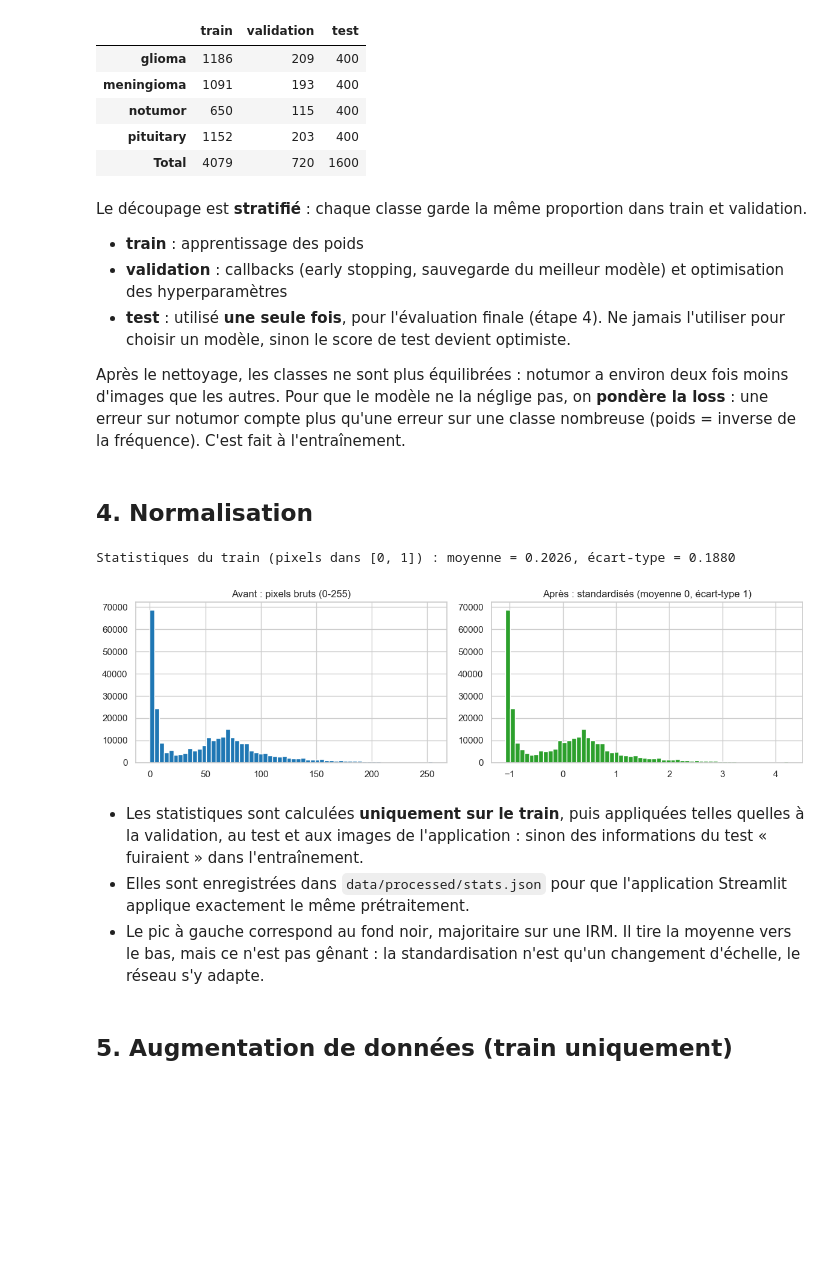
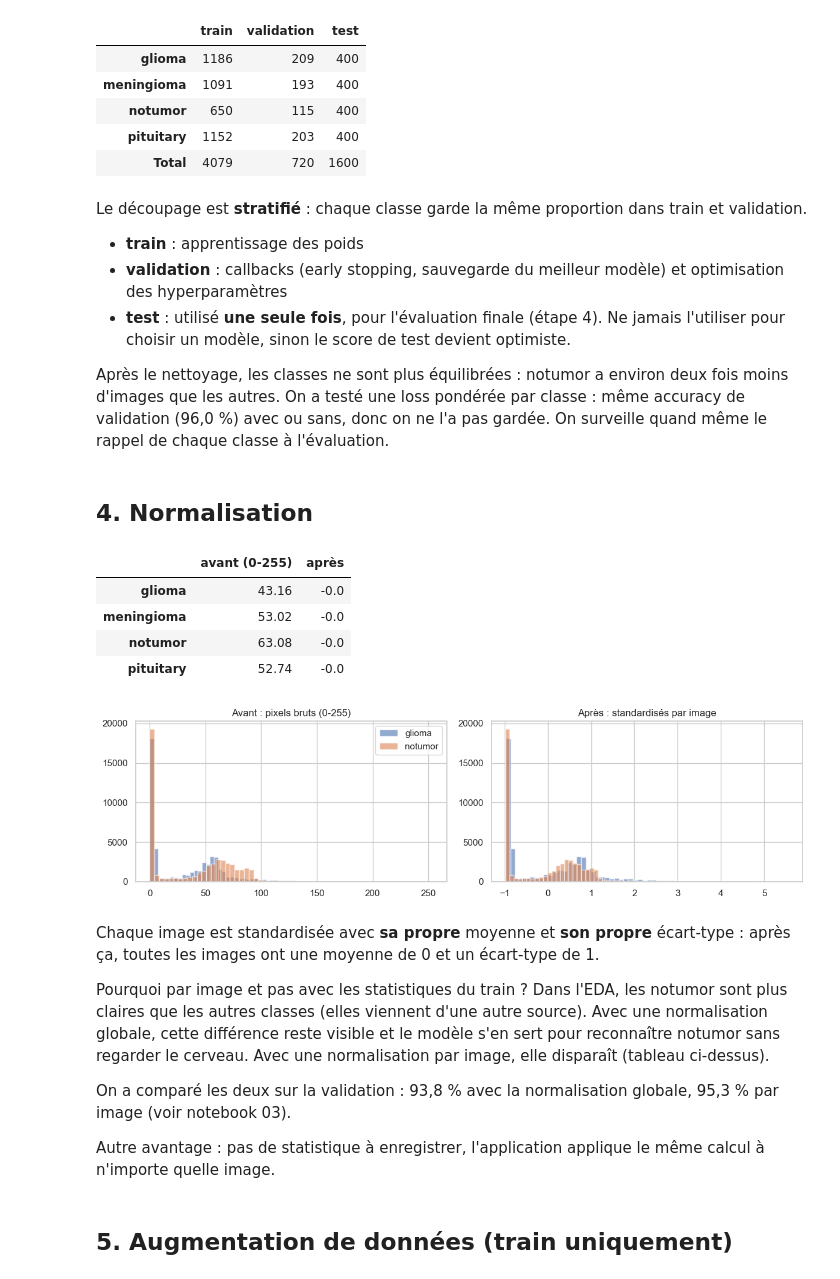
Before and after one commit to Chlooow/neuro-cnn-classifier, a Jupyter notebook: notebooks/02-preproc.ipynb, the cells around one changed output. Drawn from its saved outputs; the diff is of its cells as text; code cells hidden in the pictures; blank space fills up the shorter version.

```diff
--- a/notebooks/02-preproc.ipynb
+++ b/notebooks/02-preproc.ipynb
@@ -138,25 +138,42 @@ Le découpage est **stratifié** : chaque classe garde la même proportion dans
 - **validation** : callbacks (early stopping, sauvegarde du meilleur modèle) et optimisation des hyperparamètres
 - **test** : utilisé **une seule fois**, pour l'évaluation finale (étape 4). Ne jamais l'utiliser pour choisir un modèle, sinon le score de test devient optimiste.
 
-Après le nettoyage, les classes ne sont plus équilibrées : notumor a environ deux fois moins d'images que les autres. Pour que le modèle ne la néglige pas, on **pondère la loss** : une erreur sur notumor compte plus qu'une erreur sur une classe nombreuse (poids = inverse de la fréquence). C'est fait à l'entraînement.
+Après le nettoyage, les classes ne sont plus équilibrées : notumor a environ deux fois moins d'images que les autres. On a testé une loss pondérée par classe : même accuracy de validation (96,0 %) avec ou sans, donc on ne l'a pas gardée. On surveille quand même le rappel de chaque classe à l'évaluation.
 # %% [markdown]
 ## 4. Normalisation
 # %%
-mean, std = s["mean"], s["std"]
-print(f"Statistiques du train (pixels dans [0, 1]) : moyenne = {mean:.4f}, écart-type = {std:.4f}")
+import torch
+from load_data import normalize
 
-px = data.x_train[:300].reshape(-1)[::50].astype(np.float32) / 255
+# luminosité moyenne par classe, avant et après normalisation
+x = torch.from_numpy(data.x_train)
+avant = [x[data.y_train == k].float().mean().item() for k in range(4)]
+apres = [torch.stack([normalize(img) for img in x[data.y_train == k][:200]]).mean().item() for k in range(4)]
+display(pd.DataFrame({"avant (0-255)": avant, "après": apres}, index=CLASS_NAMES).round(2))
+
 fig, axes = plt.subplots(1, 2, figsize=(12, 3.5))
-axes[0].hist(px * 255, bins=60, color="tab:blue"); axes[0].set_title("Avant : pixels bruts (0-255)")
-axes[1].hist((px - mean) / std, bins=60, color="tab:green"); axes[1].set_title("Après : standardisés (moyenne 0, écart-type 1)")
+for k in [0, 2]:  # un glioma (sombre) et un notumor (clair)
+    img = x[data.y_train == k][0]
+    axes[0].hist(img.numpy().ravel(), bins=60, alpha=0.6, label=CLASS_NAMES[k])
+    axes[1].hist(normalize(img).numpy().ravel(), bins=60, alpha=0.6, label=CLASS_NAMES[k])
+axes[0].set_title("Avant : pixels bruts (0-255)"); axes[1].set_title("Après : standardisés par image")
+axes[0].legend()
 plt.tight_layout(); plt.savefig(FIG / "preproc_normalization.png", dpi=150); plt.show()
 # %% [output]
-Statistiques du train (pixels dans [0, 1]) : moyenne = 0.2026, écart-type = 0.1880
+|  | avant (0-255) | après |
+| glioma | 43.16 | -0.0 |
+| meningioma | 53.02 | -0.0 |
+| notumor | 63.08 | -0.0 |
+| pituitary | 52.74 | -0.0 |
-[figure, old version]
+[figure, new version]
 # %% [markdown]
-- Les statistiques sont calculées **uniquement sur le train**, puis appliquées telles quelles à la validation, au test et aux images de l'application : sinon des informations du test « fuiraient » dans l'entraînement.
-- Elles sont enregistrées dans `data/processed/stats.json` pour que l'application Streamlit applique exactement le même prétraitement.
-- Le pic à gauche correspond au fond noir, majoritaire sur une IRM. Il tire la moyenne vers le bas, mais ce n'est pas gênant : la standardisation n'est qu'un changement d'échelle, le réseau s'y adapte.
+Chaque image est standardisée avec **sa propre** moyenne et **son propre** écart-type : après ça, toutes les images ont une moyenne de 0 et un écart-type de 1.
+
+Pourquoi par image et pas avec les statistiques du train ? Dans l'EDA, les notumor sont plus claires que les autres classes (elles viennent d'une autre source). Avec une normalisation globale, cette différence reste visible et le modèle s'en sert pour reconnaître notumor sans regarder le cerveau. Avec une normalisation par image, elle disparaît (tableau ci-dessus).
+
+On a comparé les deux sur la validation : 93,8 % avec la normalisation globale, 95,3 % par image (voir notebook 03).
+
+Autre avantage : pas de statistique à enregistrer, l'application applique le même calcul à n'importe quelle image.
 # %% [markdown]
 ## 5. Augmentation de données (train uniquement)
 # %%
```
Also changed, not shown: parts of 4 cells of this notebook, 35 other files.
